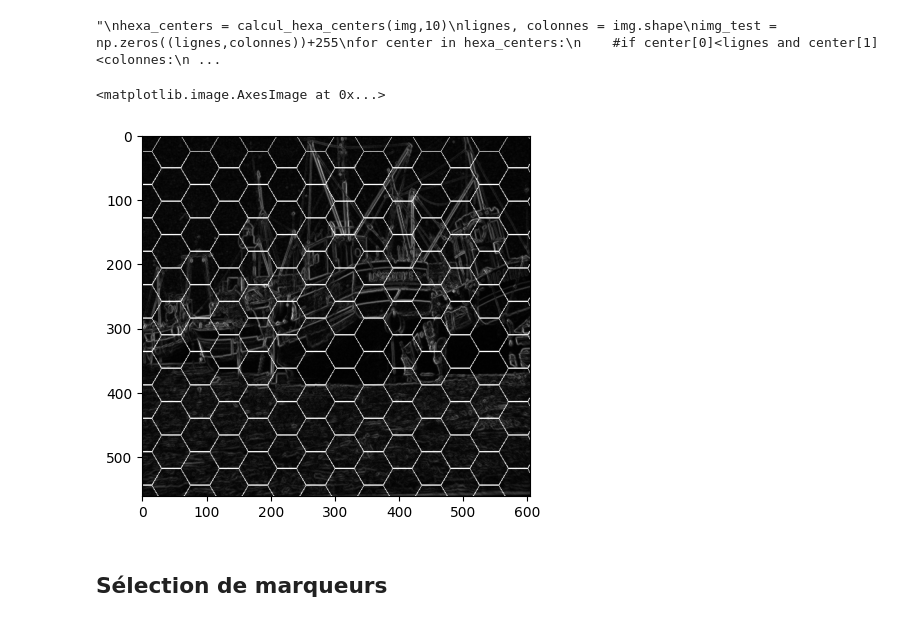
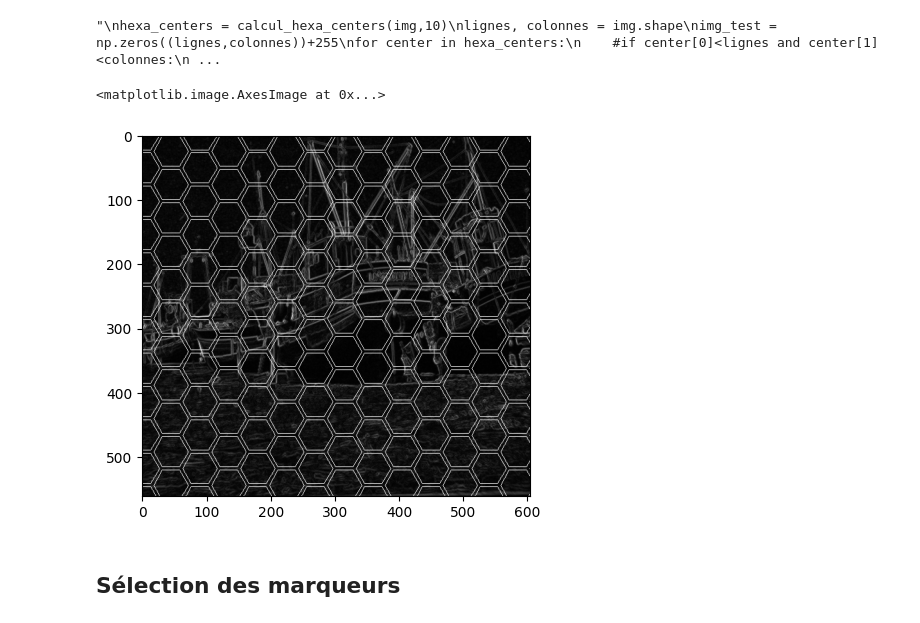
Before and after one commit to Planeurzik/Waterpixels, a Jupyter notebook: water1.ipynb, the cells around one changed output. Drawn from its saved outputs; the diff is of its cells as text; code cells hidden in the pictures.

Commit message:
selection des marqueurs

```diff
--- a/water1.ipynb
+++ b/water1.ipynb
@@ -18,8 +18,8 @@ img = io.imread('images/bat.tif')
 
 def gradmorpho(img):
 
-    strell = morpho.disk(1)
-    morpho_grad = morpho.dilation(img,strell) - morpho.erosion(img, strell)
+    se = morpho.disk(1)
+    morpho_grad = morpho.dilation(img,se) - morpho.erosion(img, se)
 
     return morpho_grad
 
@@ -65,8 +65,9 @@ print(hexa_centers)
 # %% [output]
 "\nhexa_centers = calcul_hexa_centers(img,10)\nlignes, colonnes = img.shape\nimg_test = np.zeros((lignes,colonnes))+255\nfor center in hexa_centers:\n    #if center[0]<lignes and center[1]<colonnes:\n ...
 # %%
-def hexa_sommets(centre, taille):
+def hexa_sommets(centre, t, rho):
     x,y = centre
+    taille= t*rho
     return [(x+taille,y),
             (x+(taille/2),y+(taille*np.sqrt(3)/2)),
             (x-(taille/2),y+(taille*np.sqrt(3)/2)),
@@ -77,22 +78,21 @@ def hexa_sommets(centre, taille):
 # %%
 def hexagon(img, taille, rho):
     img_grid = img.copy()
     draw = ImageDraw.Draw(img_grid)
     hexa_centers = calcul_hexa_centers(img,taille)
-    lignes, colonnes = img.size
 
     for c in hexa_centers:
-        p = hexa_sommets(c, taille)
+        p = hexa_sommets(c, taille, rho)
         draw.polygon((p),outline="white")
 
     return img_grid
 
 im = Image.fromarray(np.uint8(grad_morpho))
-hexa = hexagon(im,30,1)
+hexa = hexagon(im,30,0.9)
 fig,ax = plt.subplots(1,1,figsize=(5,5))
 ax.imshow(hexa, cmap='gray')
 # %% [output]
 <matplotlib.image.AxesImage at 0x...>
-[figure, old version]
+[figure, new version]
 # %% [markdown]
-## Sélection de marqueurs
+## Sélection des marqueurs
```
Also changed, not shown: parts of 3 cells of this notebook.
